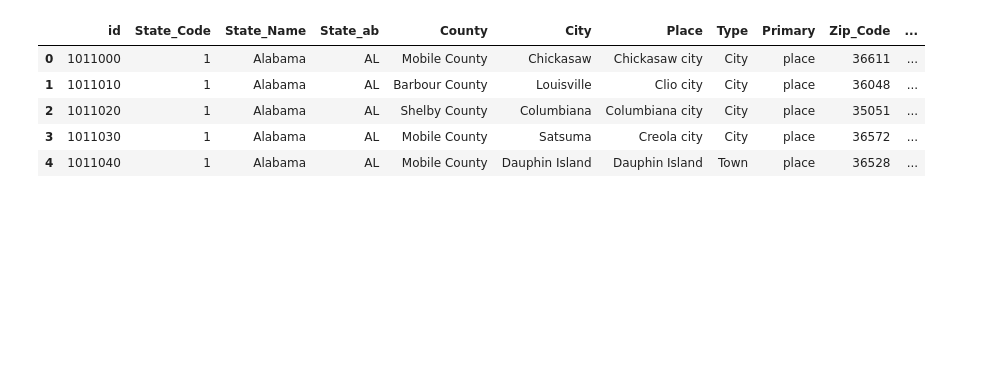
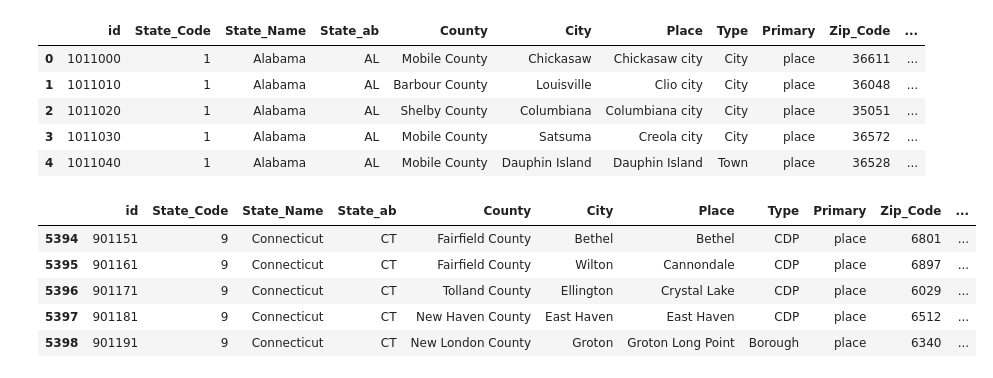
Before and after one commit to ByronIAllen/DataAnalysis_Project1, a Jupyter notebook: EconomicDF.ipynb, the cells around one changed output. Drawn from its saved outputs; the diff is of its cells as text; code cells hidden in the pictures; blank space fills up the shorter version.

Commit message:
Split data into regions

```diff
--- a/EconomicDF.ipynb
+++ b/EconomicDF.ipynb
@@ -54,2 +96,12 @@ for rows in econ_df:
+# %%
+# Check Northeast region
+northeast.head()
+# %% [output]
+|  | id | State_Code | State_Name | State_ab | County | City | Place | Type | Primary | Zip_Code | ... |
+| 5394 | 901151 | 9 | Connecticut | CT | Fairfield County | Bethel | Bethel | CDP | place | 6801 | ... |
+| 5395 | 901161 | 9 | Connecticut | CT | Fairfield County | Wilton | Cannondale | CDP | place | 6897 | ... |
+| 5396 | 901171 | 9 | Connecticut | CT | Tolland County | Ellington | Crystal Lake | CDP | place | 6029 | ... |
+| 5397 | 901181 | 9 | Connecticut | CT | New Haven County | East Haven | East Haven | CDP | place | 6512 | ... |
+| 5398 | 901191 | 9 | Connecticut | CT | New London County | Groton | Groton Long Point | Borough | place | 6340 | ... |
 # %%
 # Check Midwest Region
```
Also changed, not shown: parts of 7 cells of this notebook.
